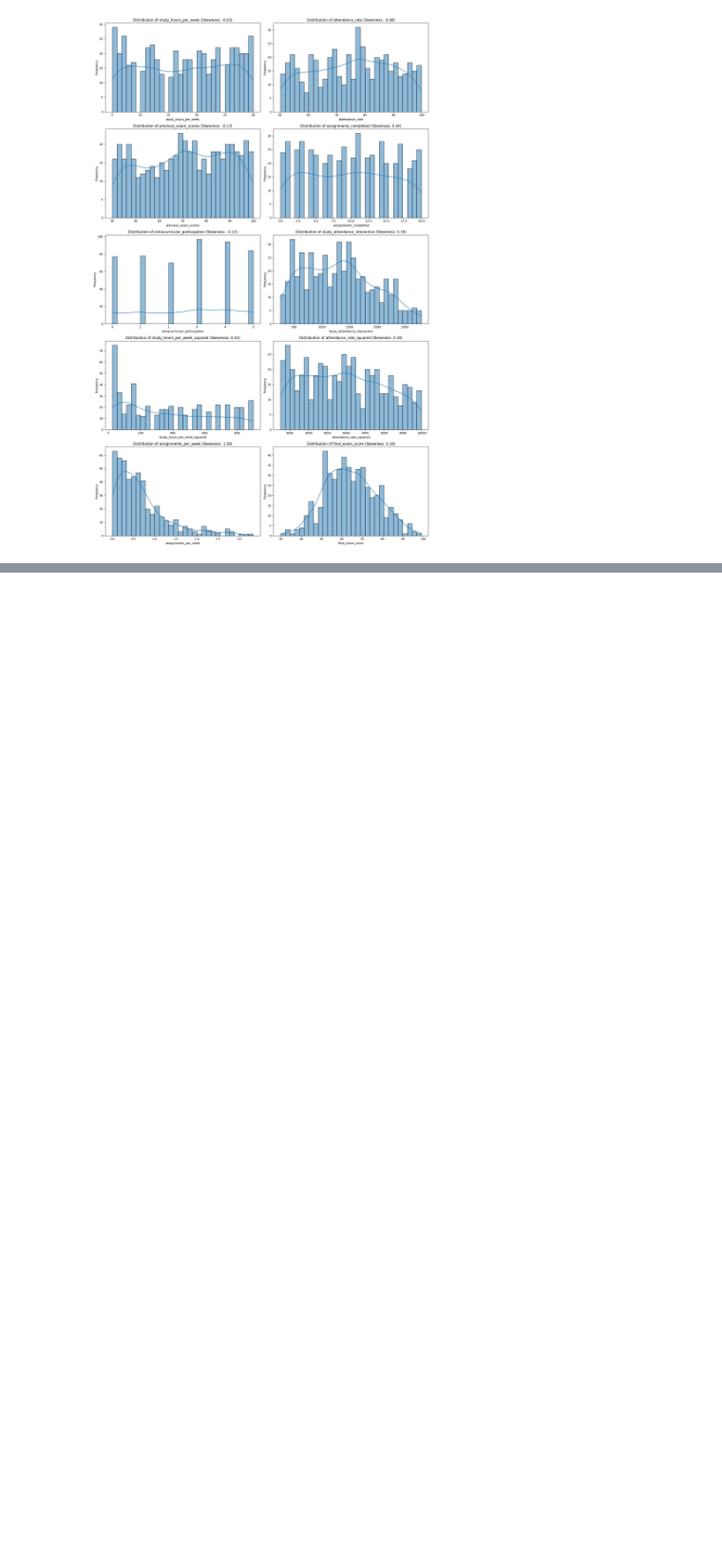
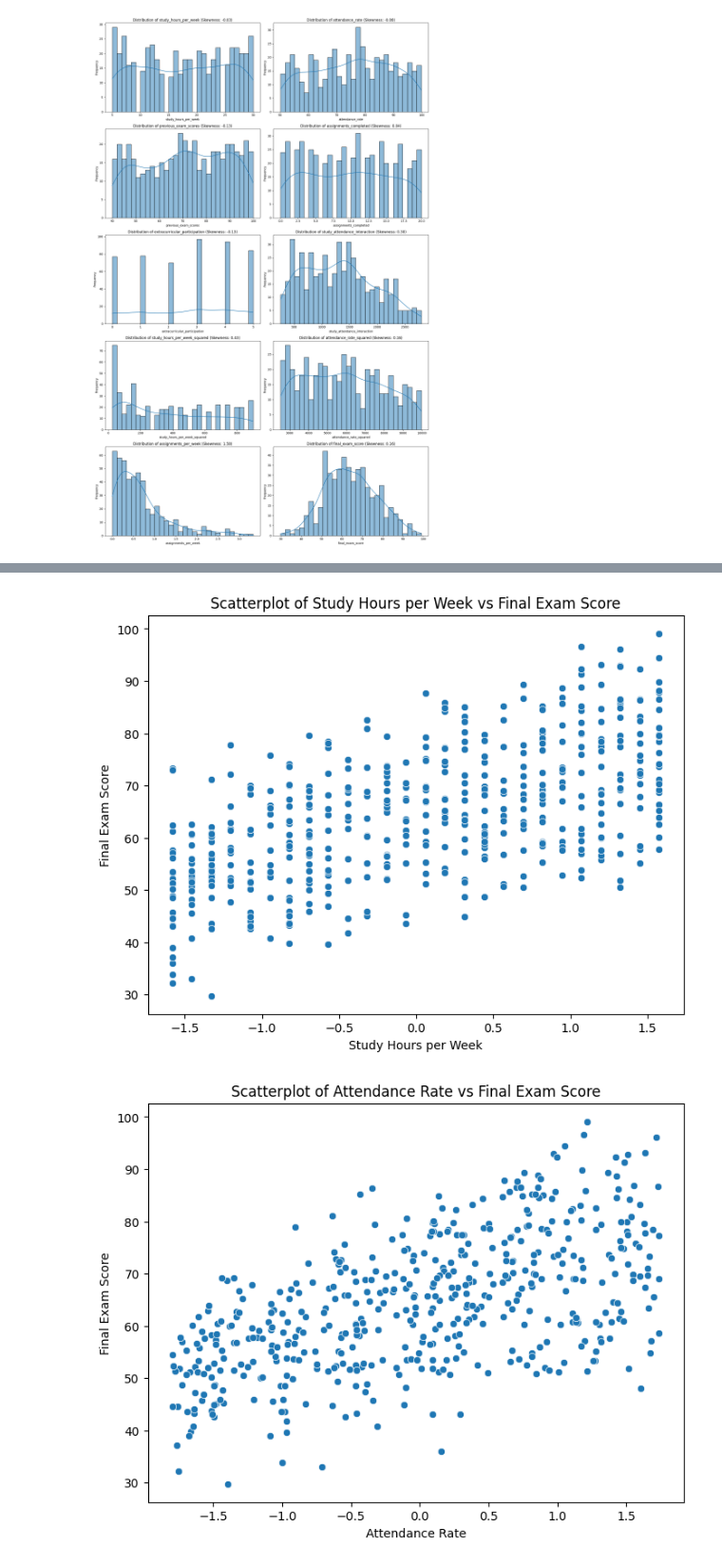
Before and after one commit to Gohxuann/PatternRecognition, a Jupyter notebook: StudentPerformancePrediction_291249.ipynb, the cells around one changed output, grey strips where cells are left out. Shown at 95% size. Cells and saved outputs as stored; diff of their text form; code cells hidden in the pictures; blank space fills up the shorter version.

```diff
--- a/StudentPerformancePrediction_291249.ipynb
+++ b/StudentPerformancePrediction_291249.ipynb
@@ -225,0 +268,25 @@ else:
+# %%
+# Creating Normal Scatterplots to Visualize Relationships Between Features
+plt.figure(figsize=(8, 6))
+sns.scatterplot(x='study_hours_per_week', y='final_exam_score', data=data)
+plt.title('Scatterplot of Study Hours per Week vs Final Exam Score')
+plt.xlabel('Study Hours per Week')
+plt.ylabel('Final Exam Score')
+plt.show()
+
+plt.figure(figsize=(8, 6))
+sns.scatterplot(x='attendance_rate', y='final_exam_score', data=data)
+plt.title('Scatterplot of Attendance Rate vs Final Exam Score')
+plt.xlabel('Attendance Rate')
+plt.ylabel('Final Exam Score')
+plt.show()
+
+plt.figure(figsize=(8, 6))
+sns.scatterplot(x='assignments_per_week', y='final_exam_score', data=data)
+plt.title('Scatterplot of Assignments per Week vs Final Exam Score')
+plt.xlabel('Assignments per Week')
+plt.ylabel('Final Exam Score')
+plt.show()
+# %% [output]
+[figure, added]
+[figure, added]
```
Also changed, not shown: parts of 18 cells of this notebook, 1 other file.
